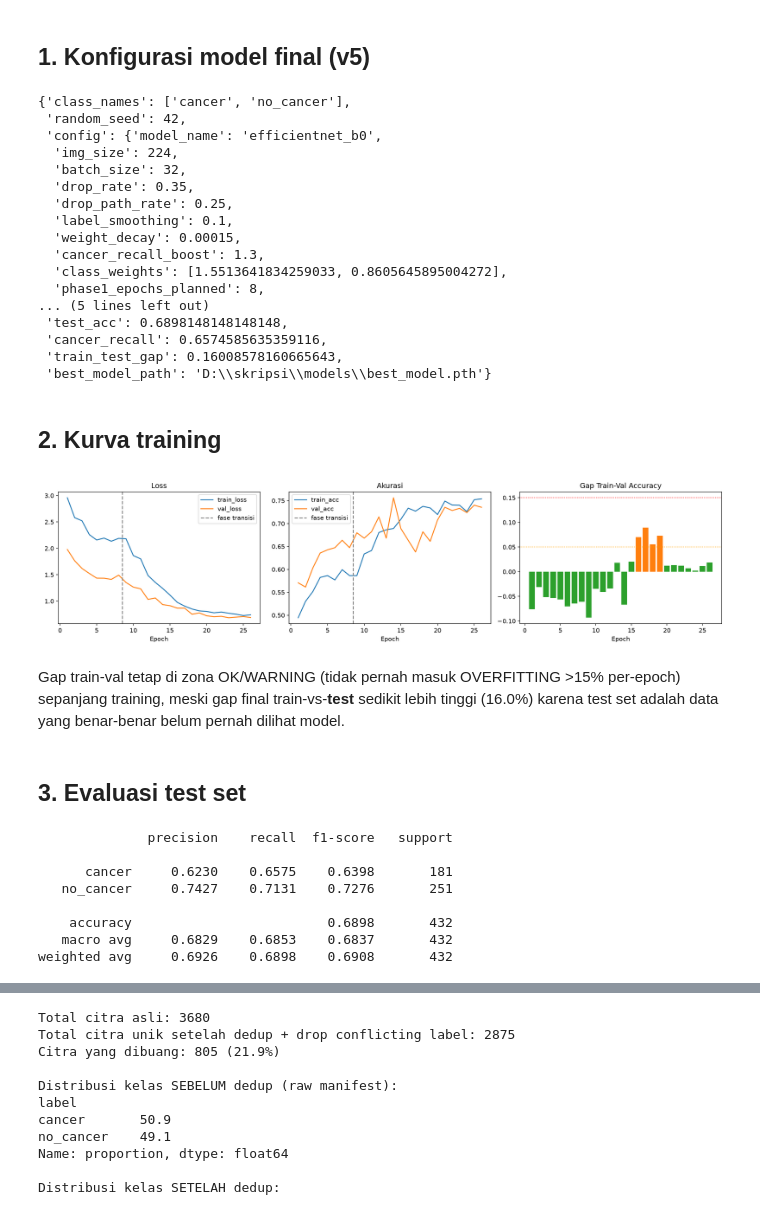
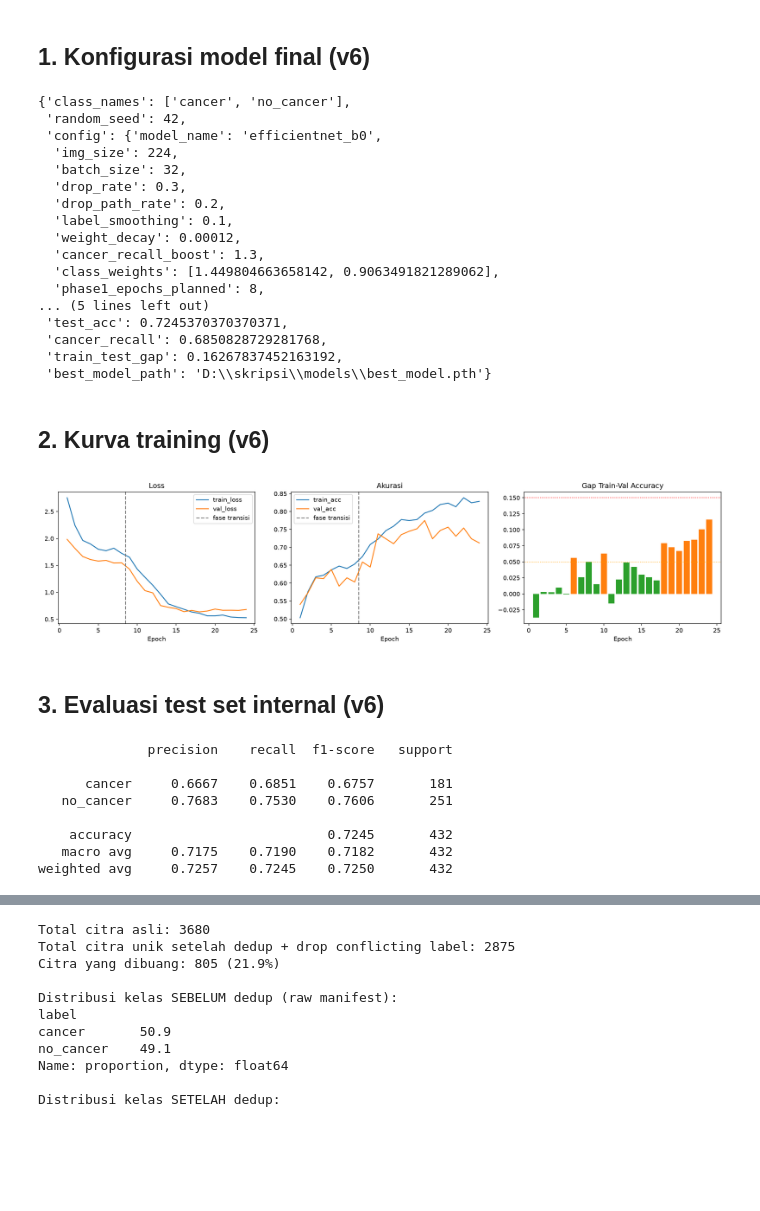
Before and after one commit to ilhamsyhrdn/Skripi, a Jupyter notebook: notebooks/03_train.ipynb, the cells around one changed output, grey strips where cells are left out. Saved outputs shown, nothing was run; the diff lists cells and outputs as text; code cells hidden in the pictures; blank space fills up the shorter version.

```diff
--- a/notebooks/03_train.ipynb
+++ b/notebooks/03_train.ipynb
@@ -17,5 +26,5 @@ Proses ini melalui **5 iterasi** sebelum mendapat konfigurasi final:
 # %% [markdown]
-## 1. Konfigurasi model final (v5)
+## 1. Konfigurasi model final (v6)
 # %%
 import json
 from pathlib import Path
@@ -24,7 +33,7 @@ import pandas as pd
 
 REPORTS_DIR = Path("../reports")
 
-summary = json.loads((REPORTS_DIR / "training_summary.json").read_text())
+summary = json.loads((REPORTS_DIR / "ablation_v6_b0_plus_iqothnccd_80pct" / "training_summary.json").read_text())
 summary
 # %% [output]
 {'class_names': ['cancer', 'no_cancer'],
@@ -32,38 +41,36 @@ summary
  'config': {'model_name': 'efficientnet_b0',
   'img_size': 224,
   'batch_size': 32,
-  'drop_rate': 0.35,
-  'drop_path_rate': 0.25,
+  'drop_rate': 0.3,
+  'drop_path_rate': 0.2,
   'label_smoothing': 0.1,
-  'weight_decay': 0.00015,
+  'weight_decay': 0.00012,
   'cancer_recall_boost': 1.3,
-  'class_weights': [1.5513641834259033, 0.8605645895004272],
+  'class_weights': [1.449804663658142, 0.9063491821289062],
   'phase1_epochs_planned': 8,
 ... (5 lines left out)
- 'test_acc': 0.6898148148148148,
- 'cancer_recall': 0.6574585635359116,
- 'train_test_gap': 0.16008578160665643,
+ 'test_acc': 0.7245370370370371,
+ 'cancer_recall': 0.6850828729281768,
+ 'train_test_gap': 0.16267837452163192,
  'best_model_path': 'D:\\skripsi\\models\\best_model.pth'}
 # %% [markdown]
-## 2. Kurva training
+## 2. Kurva training (v6)
 # %%
-display(Image(filename=str(REPORTS_DIR / "training_curves.png")))
+display(Image(filename=str(REPORTS_DIR / "ablation_v6_b0_plus_iqothnccd_80pct" / "training_curves.png")))
 # %% [output]
-[figure, old version]
+[figure, new version]
-# %% [markdown]
-Gap train-val tetap di zona OK/WARNING (tidak pernah masuk OVERFITTING >15% per-epoch) sepanjang training, meski gap final train-vs-**test** sedikit lebih tinggi (16.0%) karena test set adalah data yang benar-benar belum pernah dilihat model.
 # %% [markdown]
-## 3. Evaluasi test set
+## 3. Evaluasi test set internal (v6)
 # %%
-report_text = (REPORTS_DIR / "test_classification_report.txt").read_text()
+report_text = (REPORTS_DIR / "ablation_v6_b0_plus_iqothnccd_80pct" / "test_classification_report.txt").read_text()
 print(report_text)
 # %% [output]
               precision    recall  f1-score   support
 
-      cancer     0.6230    0.6575    0.6398       181
-   no_cancer     0.7427    0.7131    0.7276       251
+      cancer     0.6667    0.6851    0.6757       181
+   no_cancer     0.7683    0.7530    0.7606       251
 
-    accuracy                         0.6898       432
-   macro avg     0.6829    0.6853    0.6837       432
-weighted avg     0.6926    0.6898    0.6908       432
+    accuracy                         0.7245       432
+   macro avg     0.7175    0.7190    0.7182       432
+weighted avg     0.7257    0.7245    0.7250       432
 # %%
```
Also changed, not shown: parts of 16 cells of this notebook, 16 other files.
